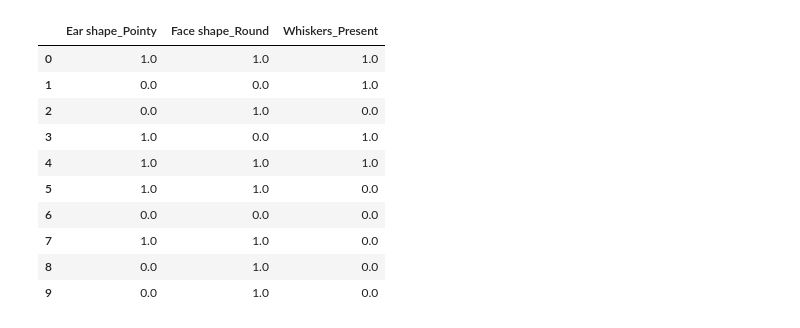
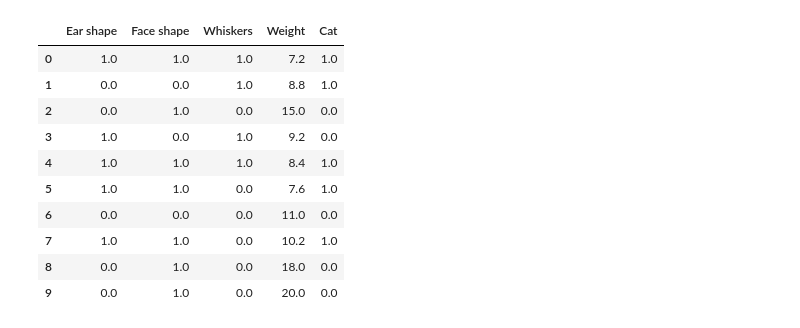
Before and after one commit to phucnguyenhoank/test_one, a Jupyter notebook: decision_tree_t1.ipynb, the cells around one changed output. Saved outputs shown, nothing was run; the diff lists cells and outputs as text; code cells hidden in the pictures.

```diff
--- a/decision_tree_t1.ipynb
+++ b/decision_tree_t1.ipynb
@@ -34,17 +31,0 @@ encoded_features = encoder.fit_transform(df[['Ear shape', 'Face shape', 'Whisker
-# %%
-# Step 3: Create a DataFrame for encoded features
-encoded_feature_names = encoder.get_feature_names_out(['Ear shape', 'Face shape', 'Whiskers'])
-encoded_df = pd.DataFrame(encoded_features, columns=encoded_feature_names)
-encoded_df
-# %% [output]
-|  | Ear shape_Pointy | Face shape_Round | Whiskers_Present |
-| 0 | 1.0 | 1.0 | 1.0 |
-| 1 | 0.0 | 0.0 | 1.0 |
-| 2 | 0.0 | 1.0 | 0.0 |
-| 3 | 1.0 | 0.0 | 1.0 |
-| 4 | 1.0 | 1.0 | 1.0 |
-| 5 | 1.0 | 1.0 | 0.0 |
-| 6 | 0.0 | 0.0 | 0.0 |
-| 7 | 1.0 | 1.0 | 0.0 |
-| 8 | 0.0 | 1.0 | 0.0 |
-| 9 | 0.0 | 1.0 | 0.0 |
@@ -51,2 +43,26 @@ encoded_df
+# %%
+# Transform the data
+transformed_data = preprocessor.fit_transform(df)
+
+# Convert the result to a DataFrame
+column_names = (
+    preprocessor.named_transformers_["binary"].get_feature_names_out(categorical_columns).tolist()
+    + ["Weight", "Cat"]
+)
+result = pd.DataFrame(transformed_data, columns=column_names)
+
+result
+# %% [output]
+|  | Ear shape | Face shape | Whiskers | Weight | Cat |
+| 0 | 1.0 | 1.0 | 1.0 | 7.2 | 1.0 |
+| 1 | 0.0 | 0.0 | 1.0 | 8.8 | 1.0 |
+| 2 | 0.0 | 1.0 | 0.0 | 15.0 | 0.0 |
+| 3 | 1.0 | 0.0 | 1.0 | 9.2 | 0.0 |
+| 4 | 1.0 | 1.0 | 1.0 | 8.4 | 1.0 |
+| 5 | 1.0 | 1.0 | 0.0 | 7.6 | 1.0 |
+| 6 | 0.0 | 0.0 | 0.0 | 11.0 | 0.0 |
+| 7 | 1.0 | 1.0 | 0.0 | 10.2 | 1.0 |
+| 8 | 0.0 | 1.0 | 0.0 | 18.0 | 0.0 |
+| 9 | 0.0 | 1.0 | 0.0 | 20.0 | 0.0 |
 # %%
 # Step 4: Combine with the target variable
```
Also changed, not shown: parts of 8 cells of this notebook.
